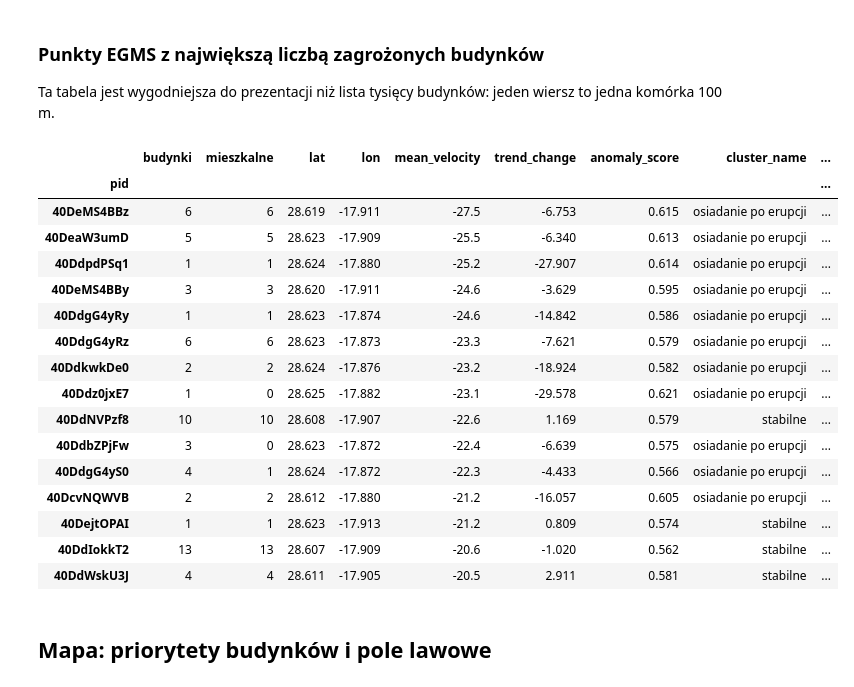
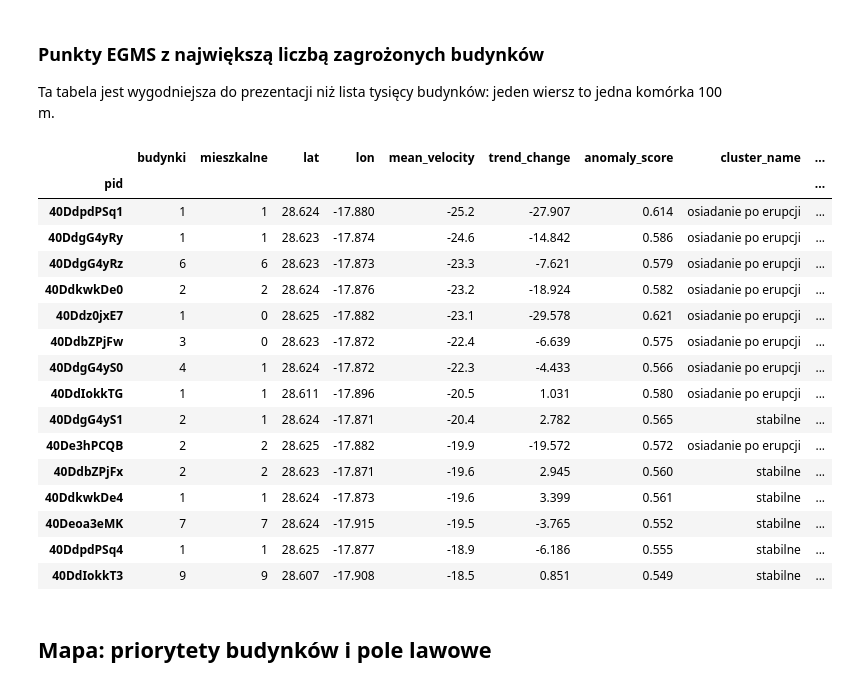
Before and after one commit to KrzysztofNowakowsky/EGSM, a Jupyter notebook: EGMS_buildings_analysis.ipynb, the cells around one changed output. Drawn from its saved outputs; the diff is of its cells as text; code cells hidden in the pictures.

```diff
--- a/EGMS_buildings_analysis.ipynb
+++ b/EGMS_buildings_analysis.ipynb
@@ -315,0 +335,14 @@ Name: count, dtype: int64
+# %%
+cells = gpd.GeoDataFrame(
+    ps[["pid"]].copy(),
+    geometry=[box(e - 50, n - 50, e + 50, n + 50) for e, n in zip(ps["easting"], ps["northing"])],
+    crs="EPSG:3035"
+)
+cells["cell_lava_share"] = (cells.geometry.intersection(lava_poly).area / 10_000).round(3)
+
+result = result.merge(cells[["pid", "cell_lava_share"]], on="pid", how="left")
+
+shares = cells["cell_lava_share"]
+print("Komórki bez lawy:", (shares == 0).sum())
+print("Komórki z lawą 0–25%:", ((shares > 0) & (shares < 0.25)).sum())
+print("Komórki z lawą ≥25%:", (shares >= 0.25).sum())
@@ -397,19 +434,25 @@ Progi 10 i 5 mm/rok są umowne. W obrębie priorytetu sortujemy od najszybszego
 # %%
 SUBSIDENCE_HIGH = -10  # mm/rok
 SUBSIDENCE_MEDIUM = -5  # mm/rok
+MAX_LAVA_SHARE = 0.25  # udział lawy w komórce, powyżej którego sygnał uznajemy za niepewny
+
+# Po złączeniu left kolumna anomaly ma braki (budynki bez PS) i typ object; zapisujemy ją jako bool
+result["anomaly"] = result["anomaly"].fillna(False).astype(bool)
 
 destroyed = result["lava_zone"] == "pod lawą"
 has_ps = result["has_PS"] == True
-is_anomaly = result["anomaly"] == True
+is_anomaly = result["anomaly"]
 v = result["mean_velocity"]
+lava_in_cell = result["cell_lava_share"] >= MAX_LAVA_SHARE
 
 result["priority"] = np.select(
     [
         destroyed,
-        has_ps & ~result["ps_on_lava"] & ((v <= SUBSIDENCE_HIGH) | is_anomaly),
+        has_ps & ~result["ps_on_lava"] & ~lava_in_cell & ((v <= SUBSIDENCE_HIGH) | is_anomaly),
         has_ps & (
             result["ps_on_lava"]
-            | ((result["lava_zone"] == "przy granicy") & (v <= SUBSIDENCE_MEDIUM))
+            | lava_in_cell
+            | (result["lava_zone"].isin(["przy granicy", "kipuka"]) & (v <= SUBSIDENCE_MEDIUM))
             | (result["cluster_name"] == "osiadanie po erupcji")
         ),
         has_ps,
@@ -488,40 +531,42 @@ Ta tabela jest wygodniejsza do prezentacji niż lista tysięcy budynków: jeden
 # %%
 ps_priority = (
     result[result["priority"] == 1]
     .groupby("pid")
     .agg(
         budynki=("building_id", "count"),
         mieszkalne=("type", lambda s: (s == "residential").sum()),
         lat=("lat", "median"),
         lon=("lon", "median"),
         mean_velocity=("mean_velocity", "first"),
         trend_change=("trend_change", "first"),
         anomaly_score=("anomaly_score", "first"),
         cluster_name=("cluster_name", "first"),
         min_dist_lava=("dist_lava", "min"),
+        cell_lava_share=("cell_lava_share", "first"),
+        w_kipuce=("lava_zone", lambda s: (s == "kipuka").sum()),
     )
     .sort_values(["mean_velocity", "budynki"], ascending=[True, False])
     .round(3)
 )
 ps_priority.head(15)
 # %% [output]
 |  | budynki | mieszkalne | lat | lon | mean_velocity | trend_change | anomaly_score | cluster_name | ... |
 | pid |  |  |  |  |  |  |  |  | ... |
-| 40DeMS4BBz | 6 | 6 | 28.619 | -17.911 | -27.5 | -6.753 | 0.615 | osiadanie po erupcji | ... |
-| 40DeaW3umD | 5 | 5 | 28.623 | -17.909 | -25.5 | -6.340 | 0.613 | osiadanie po erupcji | ... |
 | 40DdpdPSq1 | 1 | 1 | 28.624 | -17.880 | -25.2 | -27.907 | 0.614 | osiadanie po erupcji | ... |
-| 40DeMS4BBy | 3 | 3 | 28.620 | -17.911 | -24.6 | -3.629 | 0.595 | osiadanie po erupcji | ... |
 | 40DdgG4yRy | 1 | 1 | 28.623 | -17.874 | -24.6 | -14.842 | 0.586 | osiadanie po erupcji | ... |
 | 40DdgG4yRz | 6 | 6 | 28.623 | -17.873 | -23.3 | -7.621 | 0.579 | osiadanie po erupcji | ... |
 | 40DdkwkDe0 | 2 | 2 | 28.624 | -17.876 | -23.2 | -18.924 | 0.582 | osiadanie po erupcji | ... |
 | 40Ddz0jxE7 | 1 | 0 | 28.625 | -17.882 | -23.1 | -29.578 | 0.621 | osiadanie po erupcji | ... |
-| 40DdNVPzf8 | 10 | 10 | 28.608 | -17.907 | -22.6 | 1.169 | 0.579 | stabilne | ... |
 | 40DdbZPjFw | 3 | 0 | 28.623 | -17.872 | -22.4 | -6.639 | 0.575 | osiadanie po erupcji | ... |
 | 40DdgG4yS0 | 4 | 1 | 28.624 | -17.872 | -22.3 | -4.433 | 0.566 | osiadanie po erupcji | ... |
-| 40DcvNQWVB | 2 | 2 | 28.612 | -17.880 | -21.2 | -16.057 | 0.605 | osiadanie po erupcji | ... |
-| 40DejtOPAI | 1 | 1 | 28.623 | -17.913 | -21.2 | 0.809 | 0.574 | stabilne | ... |
-| 40DdIokkT2 | 13 | 13 | 28.607 | -17.909 | -20.6 | -1.020 | 0.562 | stabilne | ... |
-| 40DdWskU3J | 4 | 4 | 28.611 | -17.905 | -20.5 | 2.911 | 0.581 | stabilne | ... |
+| 40DdIokkTG | 1 | 1 | 28.611 | -17.896 | -20.5 | 1.031 | 0.580 | osiadanie po erupcji | ... |
+| 40DdgG4yS1 | 2 | 1 | 28.624 | -17.871 | -20.4 | 2.782 | 0.565 | stabilne | ... |
+| 40De3hPCQB | 2 | 2 | 28.625 | -17.882 | -19.9 | -19.572 | 0.572 | osiadanie po erupcji | ... |
+| 40DdbZPjFx | 2 | 2 | 28.623 | -17.871 | -19.6 | 2.945 | 0.560 | stabilne | ... |
+| 40DdkwkDe4 | 1 | 1 | 28.624 | -17.873 | -19.6 | 3.399 | 0.561 | stabilne | ... |
+| 40Deoa3eMK | 7 | 7 | 28.624 | -17.915 | -19.5 | -3.765 | 0.552 | stabilne | ... |
+| 40DdpdPSq4 | 1 | 1 | 28.625 | -17.877 | -18.9 | -6.186 | 0.555 | stabilne | ... |
+| 40DdIokkT3 | 9 | 9 | 28.607 | -17.908 | -18.5 | 0.851 | 0.549 | stabilne | ... |
 # %% [markdown]
 ## Mapa: priorytety budynków i pole lawowe
 # %%
```
Also changed, not shown: parts of 9 cells of this notebook, 5 other files.
